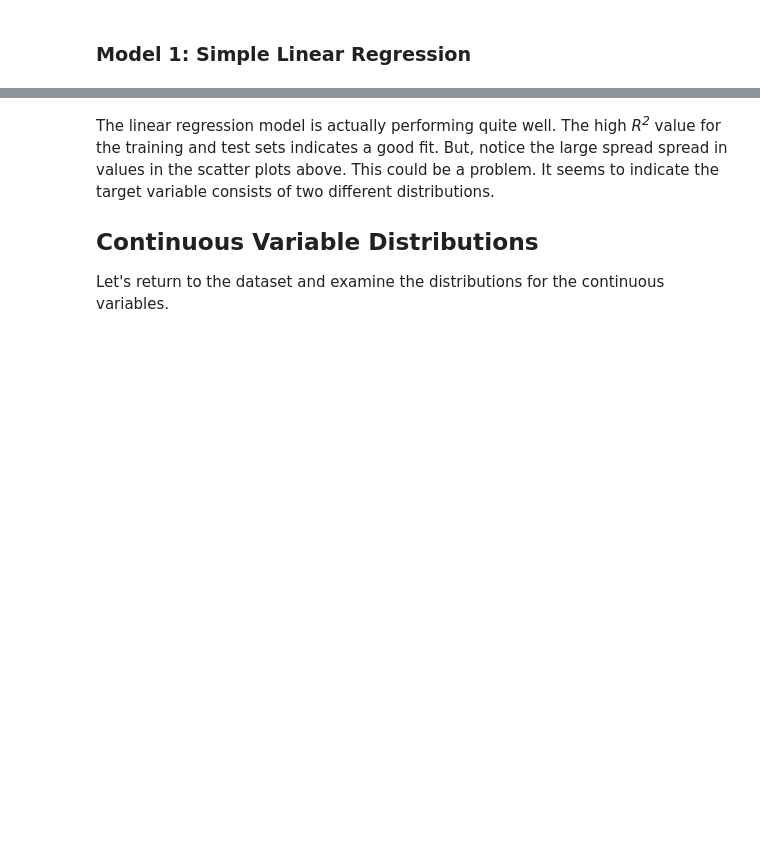
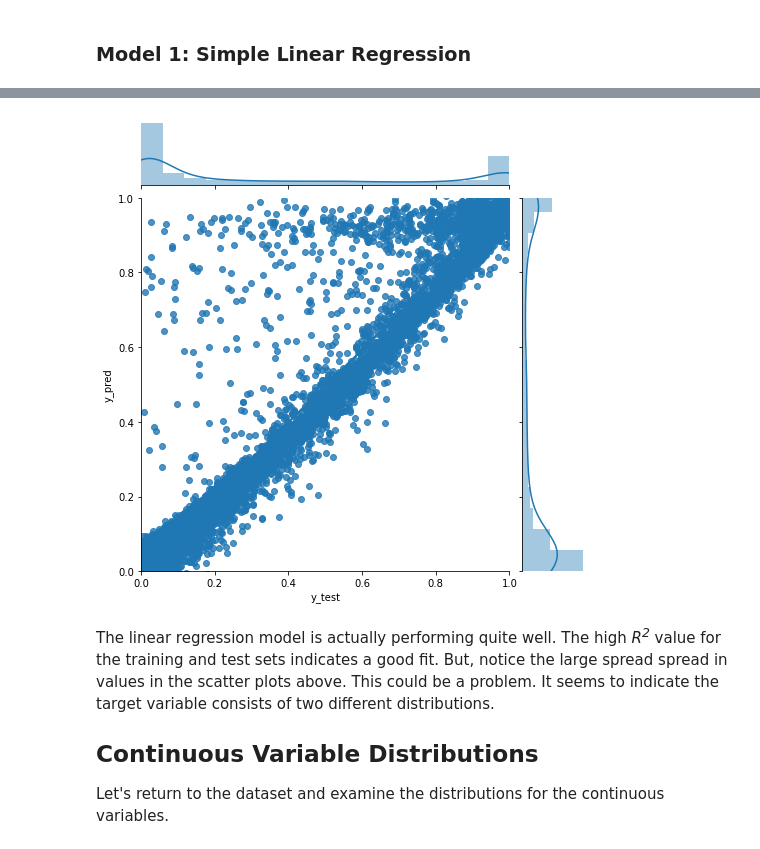
Before and after one commit to dmclark53/thinkful, a Jupyter notebook: Capstone-Projects/Capstone-3-Supervised-learning/Predicting_freight_value-Modeling.ipynb, the cells around one changed output, grey strips where cells are left out. Cells and saved outputs as stored; diff of their text form; code cells hidden in the pictures; blank space fills up the shorter version.

```diff
--- a/Capstone-Projects/Capstone-3-Supervised-learning/Predicting_freight_value-Modeling.ipynb
+++ b/Capstone-Projects/Capstone-3-Supervised-learning/Predicting_freight_value-Modeling.ipynb
@@ -250,7 +268,9 @@ Create train and test datasets. Since the dataset is so large, I will create a s
 # %%
-# g = sns.jointplot("y_test", "y_pred", data=df_test_data, kind="reg",
-#                   xlim=(0, 1), ylim=(0, 1), height=7)
-# plt.show()
+g = sns.jointplot("y_test", "y_pred", data=df_test_data, kind="reg",
+                  xlim=(0, 1), ylim=(0, 1), height=7)
+plt.show()
+# %% [output]
+[figure, added]
 # %% [markdown]
 The linear regression model is actually performing quite well. The high _R<sup>2</sup>_ value for the training and test sets indicates a good fit. But, notice the large spread spread in values in the scatter plots above. This could be a problem. It seems to indicate the target variable consists of two different distributions.
 
```
Also changed, not shown: parts of 38 cells of this notebook, 2 other files.
